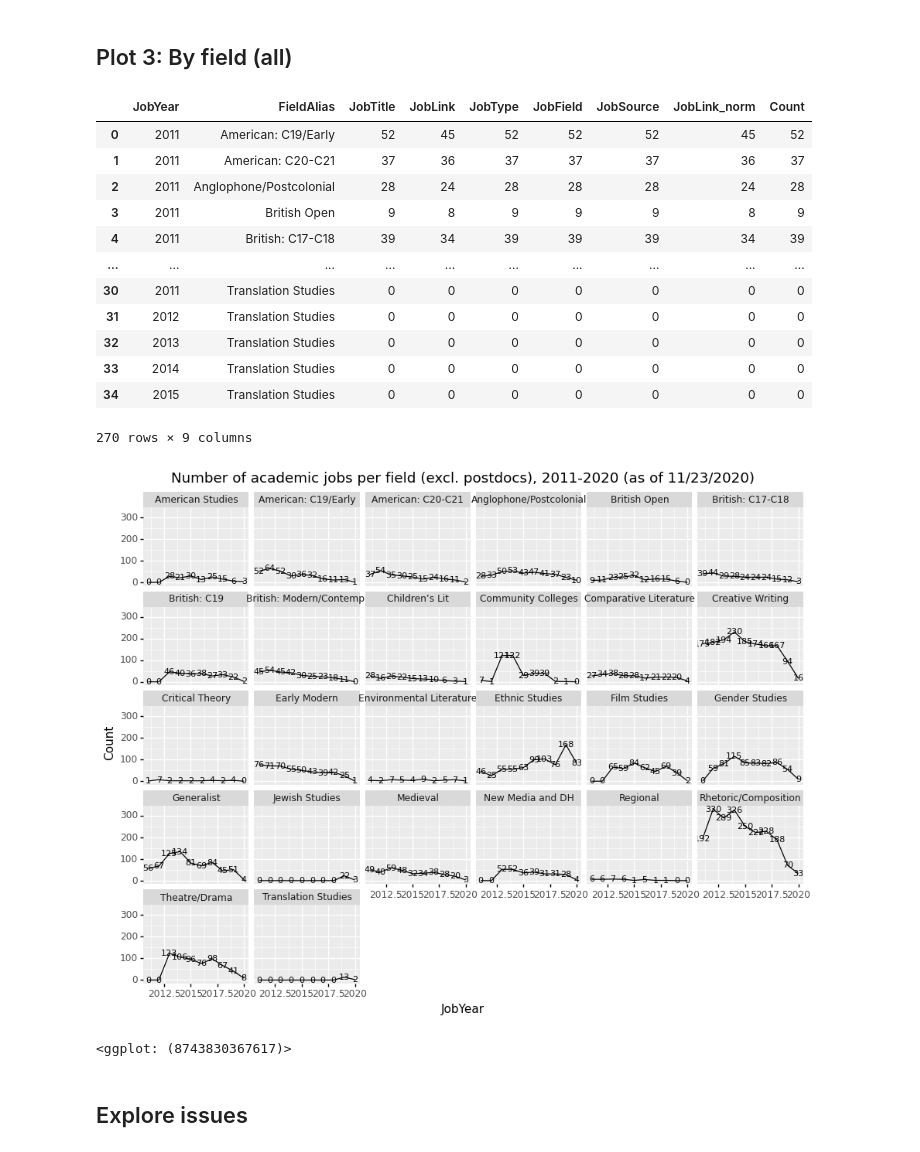
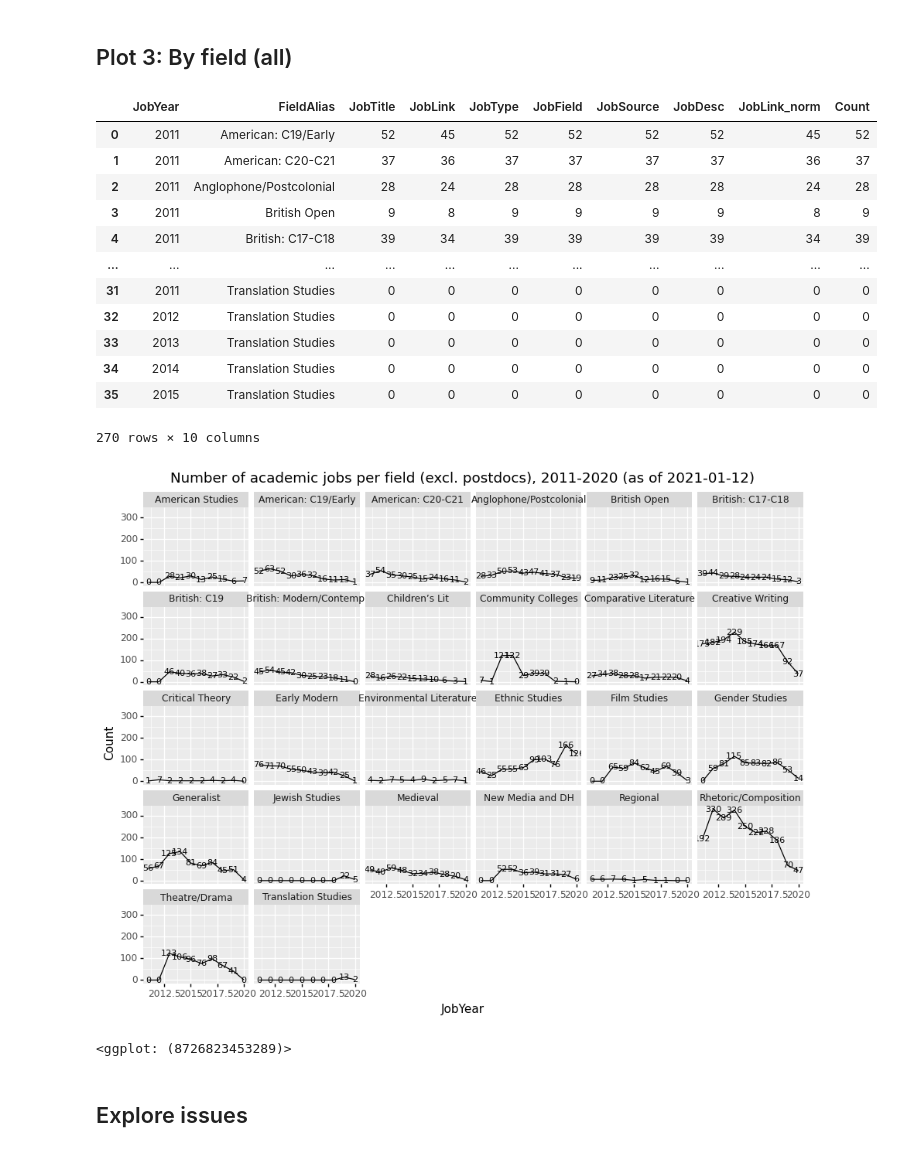
Before and after one commit to quadrismegistus/jobcensus, a Jupyter notebook: plot/plotjobs.ipynb, the cells around one changed output. Cells and saved outputs as stored; diff of their text form; code cells hidden in the pictures.

```diff
--- a/plot/plotjobs.ipynb
+++ b/plot/plotjobs.ipynb
@@ -11,6 +14,6 @@ p9.options.figure_size=(11,8)
 # %% [markdown]
 ## Load data
 # %%
-df_all = pd.read_csv('../synthesis/data.jobcensus.synthesized.2020-11-24.csv')
+df_all = pd.read_csv('../synthesis/data.jobcensus.synthesized.2021-01-12.csv')
 df_all
 # %% [output]
@@ -193,32 +208,32 @@ df_missing=pd.DataFrame(missing_ld)
 df_count3=df_count3.append(df_missing)
 df_count3
 # %% [output]
-|  | JobYear | FieldAlias | JobTitle | JobLink | JobType | JobField | JobSource | JobLink_norm | Count |
-| 0 | 2011 | American: C19/Early | 52 | 45 | 52 | 52 | 52 | 45 | 52 |
-| 1 | 2011 | American: C20-C21 | 37 | 36 | 37 | 37 | 37 | 36 | 37 |
-| 2 | 2011 | Anglophone/Postcolonial | 28 | 24 | 28 | 28 | 28 | 24 | 28 |
-| 3 | 2011 | British Open | 9 | 8 | 9 | 9 | 9 | 8 | 9 |
-| 4 | 2011 | British: C17-C18 | 39 | 34 | 39 | 39 | 39 | 34 | 39 |
-| ... | ... | ... | ... | ... | ... | ... | ... | ... | ... |
-| 30 | 2011 | Translation Studies | 0 | 0 | 0 | 0 | 0 | 0 | 0 |
-| 31 | 2012 | Translation Studies | 0 | 0 | 0 | 0 | 0 | 0 | 0 |
-| 32 | 2013 | Translation Studies | 0 | 0 | 0 | 0 | 0 | 0 | 0 |
-| 33 | 2014 | Translation Studies | 0 | 0 | 0 | 0 | 0 | 0 | 0 |
-| 34 | 2015 | Translation Studies | 0 | 0 | 0 | 0 | 0 | 0 | 0 |
+|  | JobYear | FieldAlias | JobTitle | JobLink | JobType | JobField | JobSource | JobDesc | JobLink_norm | Count |
+| 0 | 2011 | American: C19/Early | 52 | 45 | 52 | 52 | 52 | 52 | 45 | 52 |
+| 1 | 2011 | American: C20-C21 | 37 | 36 | 37 | 37 | 37 | 37 | 36 | 37 |
+| 2 | 2011 | Anglophone/Postcolonial | 28 | 24 | 28 | 28 | 28 | 28 | 24 | 28 |
+| 3 | 2011 | British Open | 9 | 8 | 9 | 9 | 9 | 9 | 8 | 9 |
+| 4 | 2011 | British: C17-C18 | 39 | 34 | 39 | 39 | 39 | 39 | 34 | 39 |
+| ... | ... | ... | ... | ... | ... | ... | ... | ... | ... | ... |
+| 31 | 2011 | Translation Studies | 0 | 0 | 0 | 0 | 0 | 0 | 0 | 0 |
+| 32 | 2012 | Translation Studies | 0 | 0 | 0 | 0 | 0 | 0 | 0 | 0 |
+| 33 | 2013 | Translation Studies | 0 | 0 | 0 | 0 | 0 | 0 | 0 | 0 |
+| 34 | 2014 | Translation Studies | 0 | 0 | 0 | 0 | 0 | 0 | 0 | 0 |
+| 35 | 2015 | Translation Studies | 0 | 0 | 0 | 0 | 0 | 0 | 0 | 0 |
-270 rows × 9 columns
+270 rows × 10 columns
 # %%
 fig=(
     p9.ggplot(p9.aes(x='JobYear',y='Count'), df_count3[df_count3.FieldAlias!='Postdoc'])
     + p9.geom_line()
     + p9.facet_wrap('FieldAlias')
     + p9.geom_text(p9.aes(label='Count'),size=8)
-    + p9.ggtitle('Number of academic jobs per field (excl. postdocs), 2011-2020 (as of 11/23/2020)')
+    + p9.ggtitle(f'Number of academic jobs per field (excl. postdocs), 2011-2020 (as of {date})')
 )
-fig.save('figures/fig3.num_jobs_per_field_all.png',dpi=300)
+fig.save(f'figures/fig3.num_jobs_per_field_all.{date}.png',dpi=300)
 fig
 # %% [output]
-[figure, old version]
+[figure, new version]
-<ggplot: (8743830367617)>
+<ggplot: (8726823453289)>
 # %% [markdown]
 ## Explore issues
 # %% [markdown]
```
Also changed, not shown: parts of 10 cells of this notebook, 25 other files.
